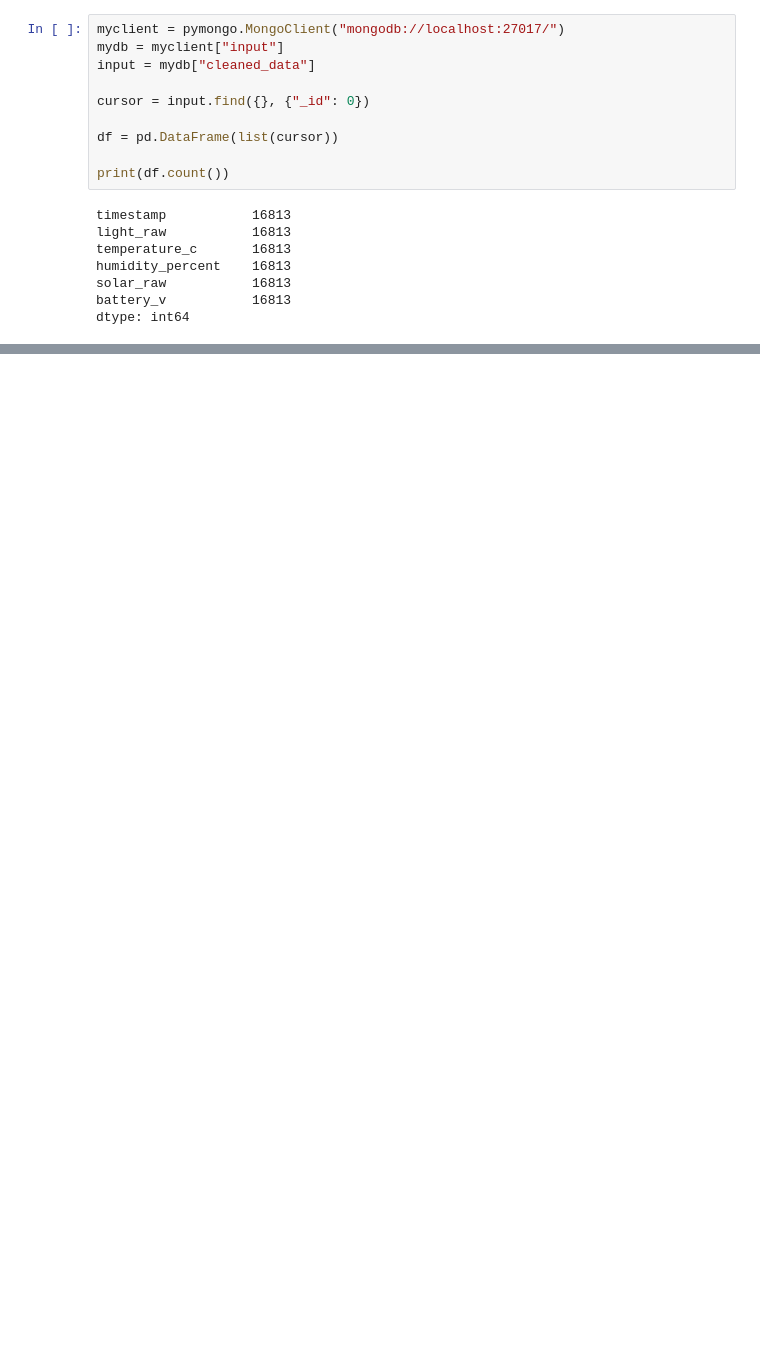
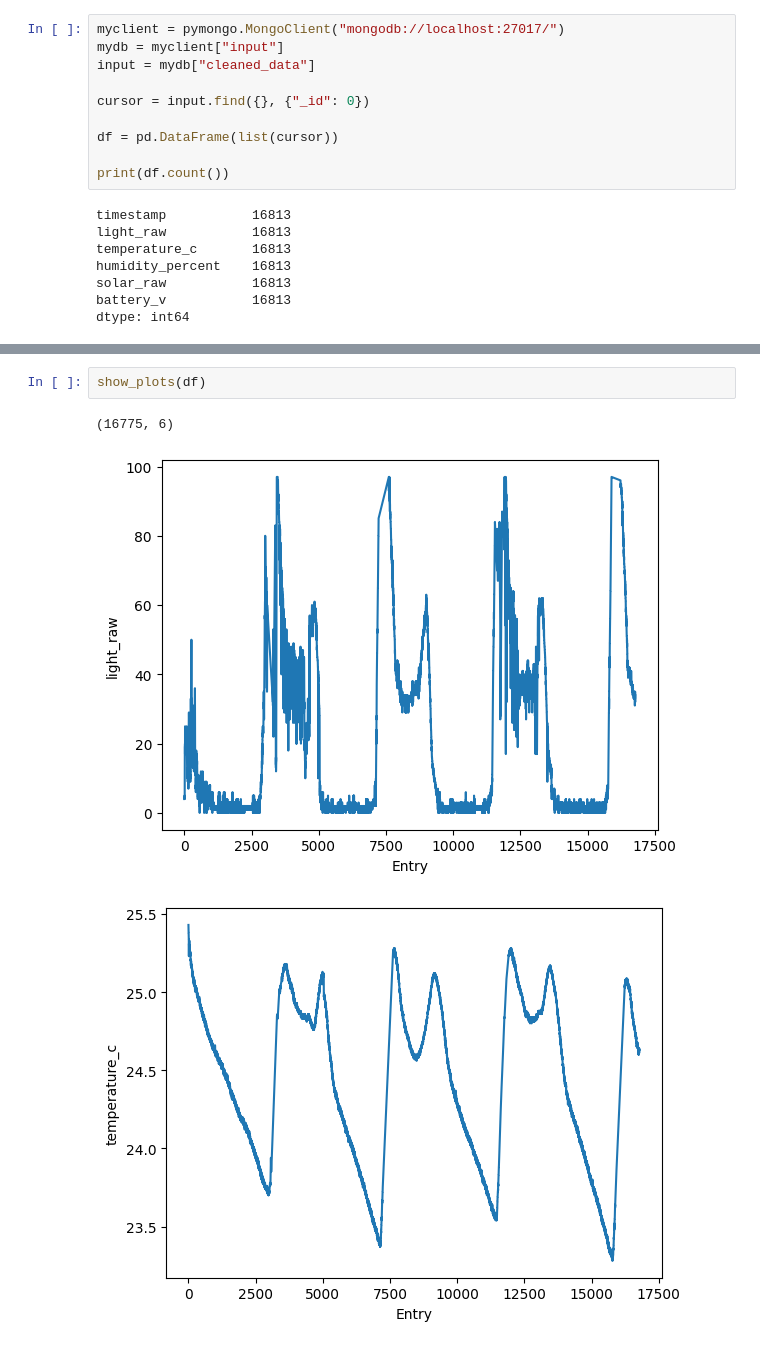
Before and after one commit to thonos-cpu/Temp_Hum_Prediction_Model, a Jupyter notebook: preproccess.ipynb, the cells around one changed output, grey strips where cells are left out. Saved outputs shown, nothing was run; the diff lists cells and outputs as text; blank space fills up the shorter version.

```diff
--- a/preproccess.ipynb
+++ b/preproccess.ipynb
@@ -163,0 +252,6 @@ dtype: int64
+# %%
+show_plots(df)
+# %% [output]
+(16775, 6)
+[figure, added]
+[figure, added]
```
Also changed, not shown: parts of 22 cells of this notebook.
